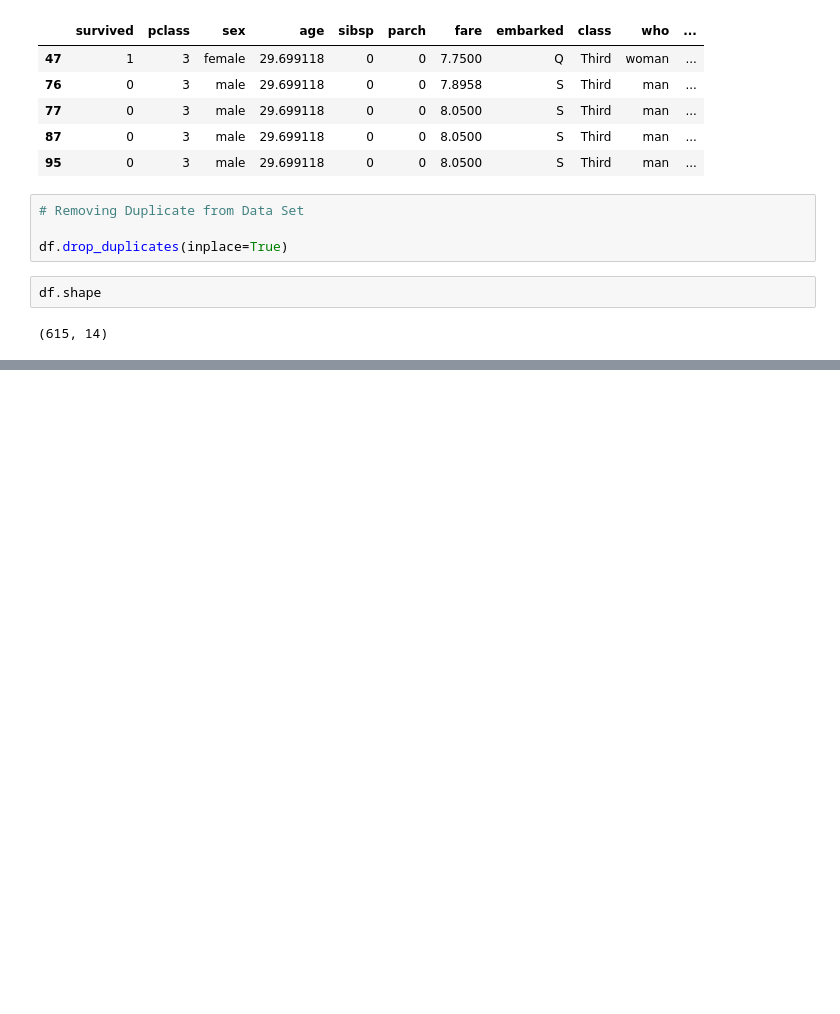
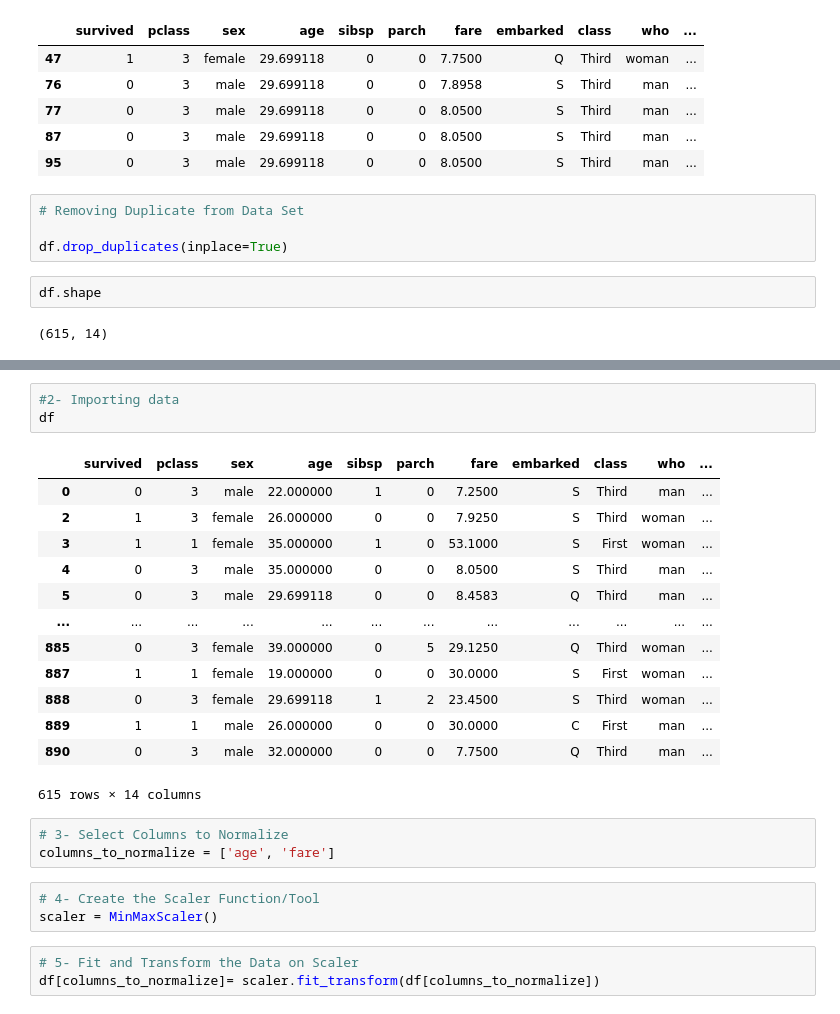
Before and after one commit to saadkhalidabbasi/Data-Science-Notes, a Jupyter notebook: Data_Wrangling_from_Zero_to_Pro.ipynb, the cells around one changed output, grey strips where cells are left out. Saved outputs shown, nothing was run; the diff lists cells and outputs as text; blank space fills up the shorter version.

```diff
--- a/Data_Wrangling_from_Zero_to_Pro.ipynb
+++ b/Data_Wrangling_from_Zero_to_Pro.ipynb
@@ -247,0 +269,26 @@ df.shape
+# %%
+#2- Importing data
+df
+# %% [output]
+|  | survived | pclass | sex | age | sibsp | parch | fare | embarked | class | who | ... |
+| 0 | 0 | 3 | male | 22.000000 | 1 | 0 | 7.2500 | S | Third | man | ... |
+| 2 | 1 | 3 | female | 26.000000 | 0 | 0 | 7.9250 | S | Third | woman | ... |
+| 3 | 1 | 1 | female | 35.000000 | 1 | 0 | 53.1000 | S | First | woman | ... |
+| 4 | 0 | 3 | male | 35.000000 | 0 | 0 | 8.0500 | S | Third | man | ... |
+| 5 | 0 | 3 | male | 29.699118 | 0 | 0 | 8.4583 | Q | Third | man | ... |
+| ... | ... | ... | ... | ... | ... | ... | ... | ... | ... | ... | ... |
+| 885 | 0 | 3 | female | 39.000000 | 0 | 5 | 29.1250 | Q | Third | woman | ... |
+| 887 | 1 | 1 | female | 19.000000 | 0 | 0 | 30.0000 | S | First | woman | ... |
+| 888 | 0 | 3 | female | 29.699118 | 1 | 2 | 23.4500 | S | Third | woman | ... |
+| 889 | 1 | 1 | male | 26.000000 | 0 | 0 | 30.0000 | C | First | man | ... |
+| 890 | 0 | 3 | male | 32.000000 | 0 | 0 | 7.7500 | Q | Third | man | ... |
+615 rows × 14 columns
+# %%
+# 3- Select Columns to Normalize
+columns_to_normalize = ['age', 'fare']
+# %%
+# 4- Create the Scaler Function/Tool
+scaler = MinMaxScaler()
+# %%
+# 5- Fit and Transform the Data on Scaler
+df[columns_to_normalize]= scaler.fit_transform(df[columns_to_normalize])
```
Also changed, not shown: parts of 5 cells of this notebook.
